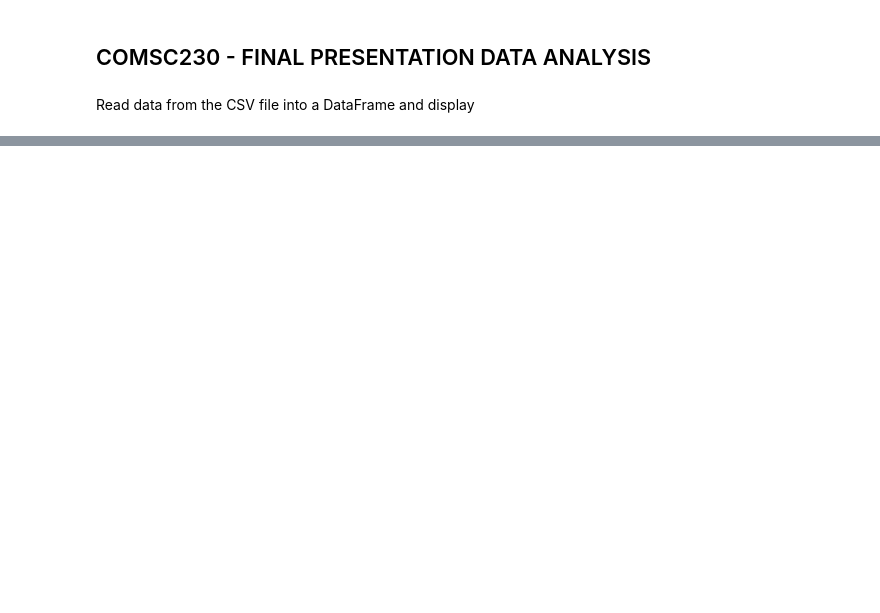
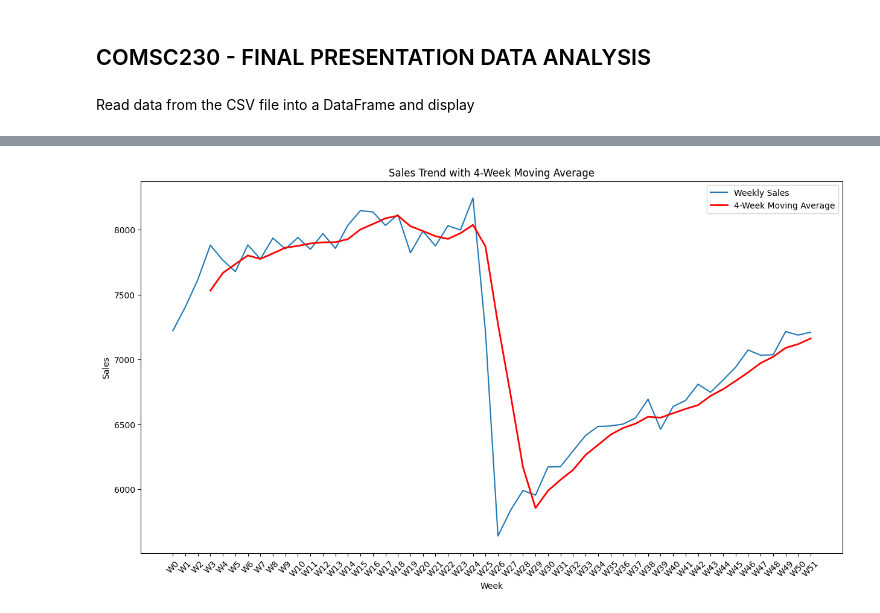
Before and after one commit to bbrims/COMSC230-Presentation, a Jupyter notebook: COMSC230-Presentation.ipynb, the cells around one changed output, grey strips where cells are left out. Cells and saved outputs as stored; diff of their text form; code cells hidden in the pictures; blank space fills up the shorter version.

```diff
--- a/COMSC230-Presentation.ipynb
+++ b/COMSC230-Presentation.ipynb
@@ -72,0 +95,16 @@ product_data_52_weeks
+# %%
+# Calculate a 4-week moving average for better trend visualization
+moving_average = total_sales_by_week.rolling(window=4).mean()
+
+# Plot the moving average along with raw sales
+plt.figure(figsize=(15, 8))
+sns.lineplot(x=total_sales_by_week.index, y=total_sales_by_week.values, label='Weekly Sales')
+sns.lineplot(x=moving_average.index, y=moving_average.values, label='4-Week Moving Average', color='red', linewidth=2)
+plt.title('Sales Trend with 4-Week Moving Average')
+plt.xlabel('Week')
+plt.ylabel('Sales')
+plt.xticks(rotation=45)
+plt.legend()
+plt.show()
+# %% [output]
+[figure, added]
```
Also changed, not shown: parts of 20 cells of this notebook.
